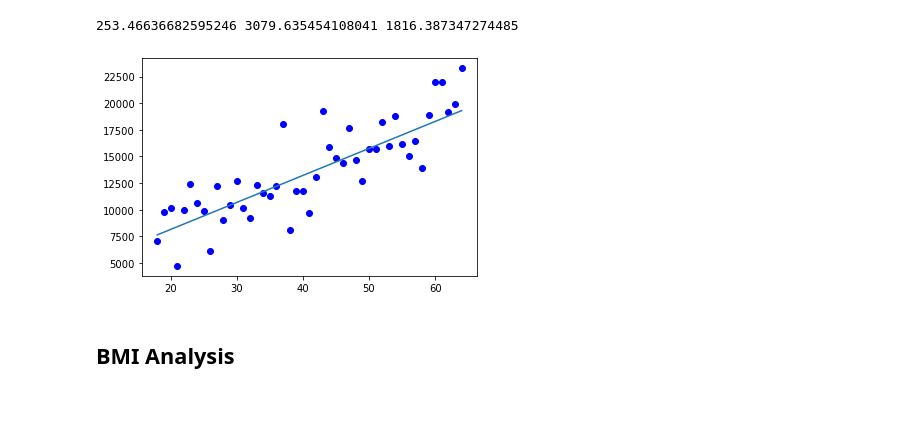
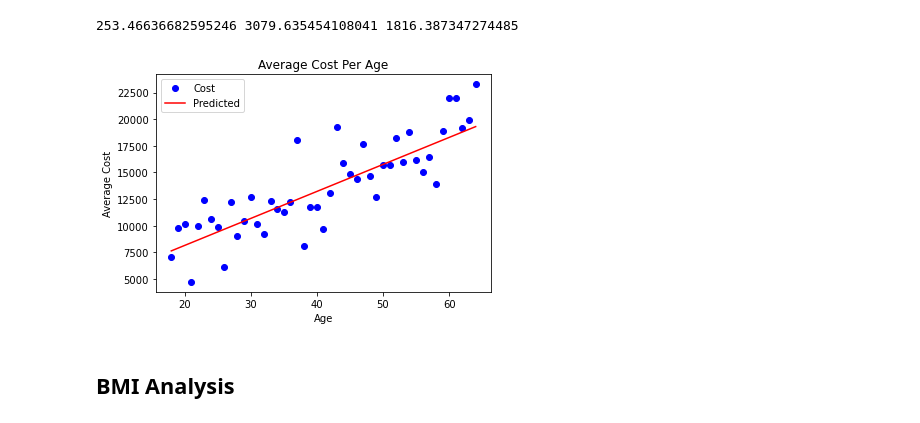
Before and after one commit to nelsen129/us-medical-insurance-costs, a Jupyter notebook: us-medical-insurance-costs.ipynb, the cells around one changed output. Drawn from its saved outputs; the diff is of its cells as text; code cells hidden in the pictures.

```diff
--- a/us-medical-insurance-costs.ipynb
+++ b/us-medical-insurance-costs.ipynb
@@ -110,13 +136,6 @@ def run_linear_regressions(points, initial_m=250., initial_b=3000.):
             b_range = get_range_array(b_best, tolerance)
             m_best, b_best = linear_regression(m_range, b_range, points)
             move_counter += 1
-            if move_counter > 100:
-                break
+            if move_counter > 100:  # To avoid the algorithm running indefinitely
+                return None, None
     return m_best, b_best
-# %%
-def get_unique_and_significant_values(values):
-    values_unique, values_counts = np.unique(values, return_counts=True)
-    # Values are significant if they represent more than (data / # of values * 20%)
-    values_significant = np.array([unique for unique, count in zip(values_unique, values_counts)
-                                   if count > float(len(values)) / float(len(values_unique)) * 0.2])
-    return values_unique, values_significant
@@ -123,3 +144,11 @@ def get_unique_and_significant_values(values):
+# %%
+def get_unique_and_significant_values(values):
+    values_unique = np.unique(values)
+    # Values are significant if they are within 2 standard deviations
+    mean, std = values.mean(), values.std()
+    lower, upper = mean - 2 * std, mean + 2 * std
+    values_significant = values_unique[np.where(np.logical_and(values_unique > lower, values_unique < upper))]
+    return values_unique, values_significant
 # %% [markdown]
 ## Age Analysis
 # %%
@@ -139,10 +168,14 @@ print(m_age, b_age, get_error(m_age, b_age, ages_costs).mean())
 # %%
 # From the linear regression, we got m=253.5 and b=3078.5. Here, we'll plot that
 predicted_ys = get_y(m_age, b_age, ages_costs[:, 0])
-plt.plot(ages_costs[:, 0], ages_costs[:, 1], 'bo', ages_costs[:, 0], predicted_ys)
+plt.plot(ages_costs[:, 0], ages_costs[:, 1], 'bo', ages_costs[:, 0], predicted_ys, 'r-')
+plt.xlabel('Age')
+plt.ylabel('Average Cost')
+plt.title('Average Cost Per Age')
+plt.legend(['Cost', 'Predicted'])
 plt.show()
 # %% [output]
-[figure, old version]
+[figure, new version]
 # %% [markdown]
 ## BMI Analysis
 # %%
```
Also changed, not shown: parts of 54 cells of this notebook, 1 other file.
